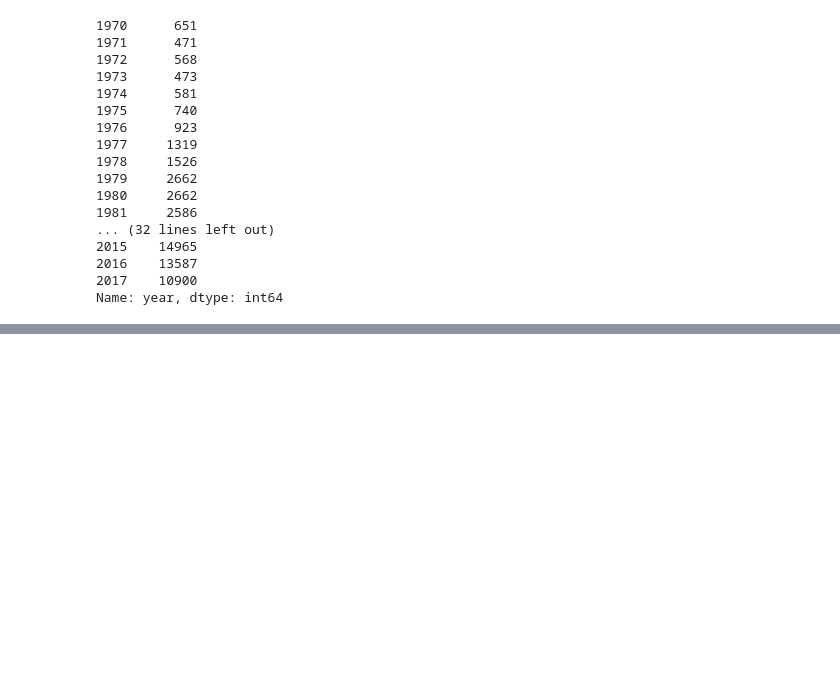
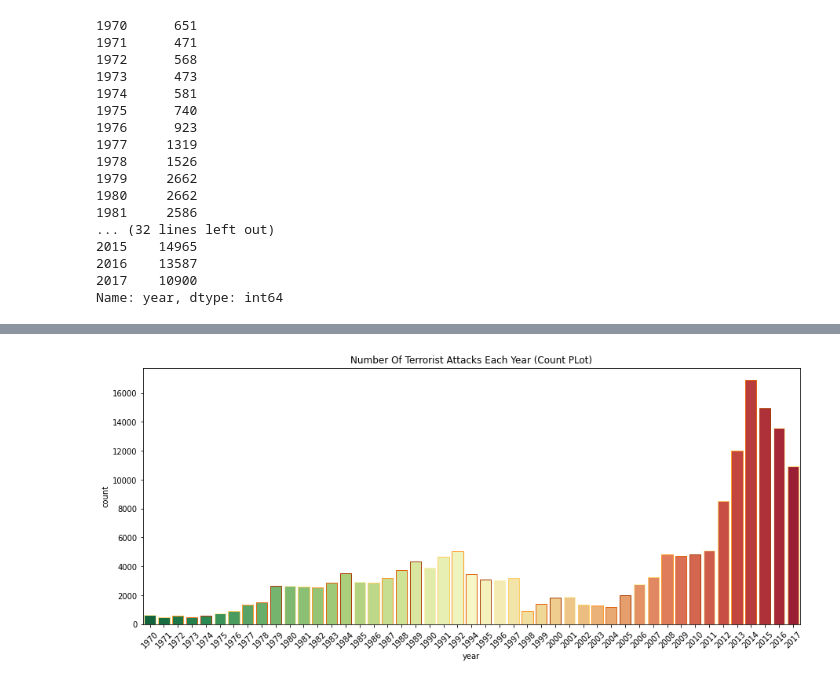
Before and after one commit to SyedHuzaifa007/The-Sparks-Foundation-Task-4, a Jupyter notebook: Exploratory_Analysis_Terrorism.ipynb, the cells around one changed output, grey strips where cells are left out. Drawn from its saved outputs; the diff is of its cells as text; code cells hidden in the pictures; blank space fills up the shorter version.

```diff
--- a/Exploratory_Analysis_Terrorism.ipynb
+++ b/Exploratory_Analysis_Terrorism.ipynb
@@ -152,0 +170,9 @@ Name: year, dtype: int64
+# %%
+#Count Plot Graph
+plt.subplots(figsize=(15,6))
+sns.countplot('year', data=terror_df, palette='RdYlGn_r',edgecolor=sns.color_palette("YlOrBr", 5))
+plt.xticks(rotation=45)
+plt.title('Number Of Terrorist Attacks Each Year (Count PLot)')
+plt.show()
+# %% [output]
+[figure, added]
```
Also changed, not shown: parts of 4 cells of this notebook.
